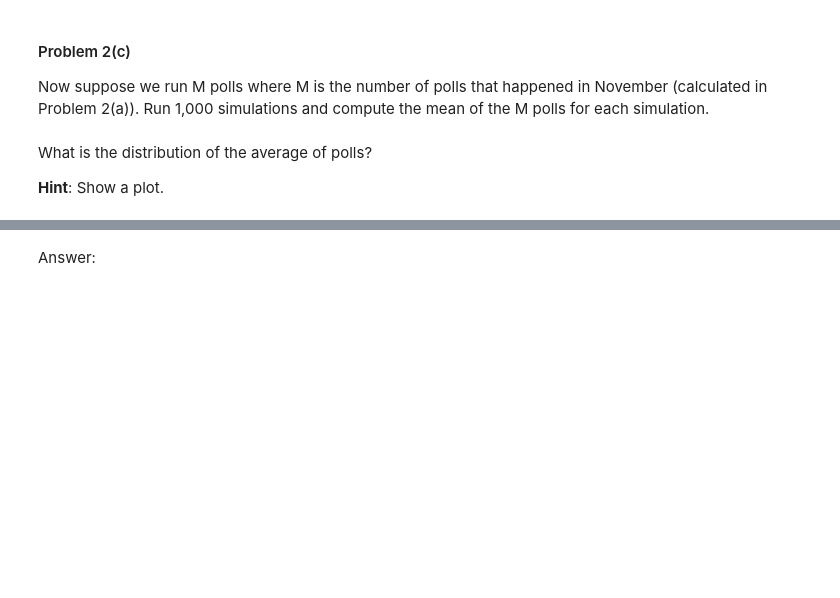
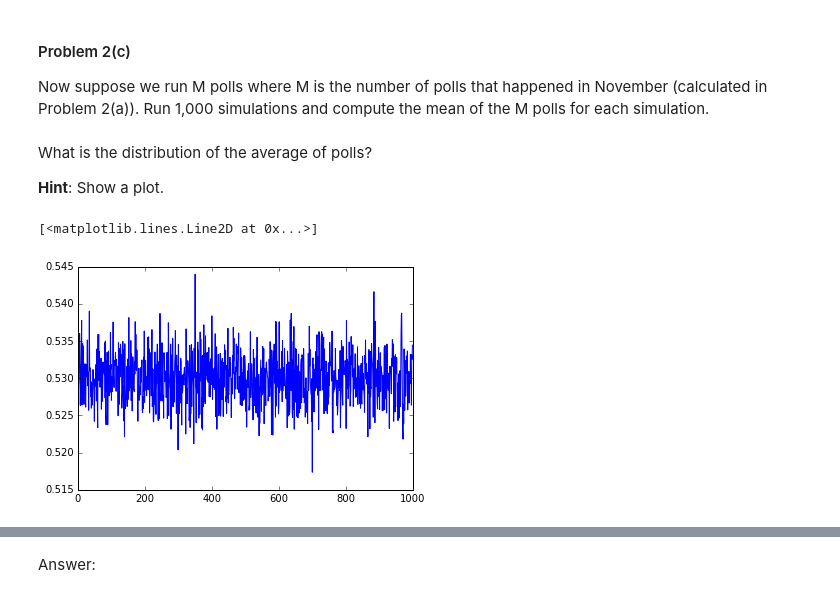
Before and after one commit to adriannr/2014, a Jupyter notebook: homework/HW2.ipynb, the cells around one changed output, grey strips where cells are left out. Drawn from its saved outputs; the diff is of its cells as text; code cells hidden in the pictures; blank space fills up the shorter version.

```diff
--- a/homework/HW2.ipynb
+++ b/homework/HW2.ipynb
@@ -486,6 +514,18 @@ Now suppose we run M polls where M is the number of polls that happened in Novem
+# %%
+#your code here
+M =18
+N = 1200
+def get_poll_means(p, M, N):
+    return map(lambda x:np.mean(np.random.binomial(1,p, size = N)), xrange(M))
+
+means = map(lambda y: np.mean(get_poll_means(p, N, M)), xrange(B))
 # %% [markdown]
 What is the distribution of the average of polls?
 
 **Hint**: Show a plot.
 # %%
 #your code here
+plt.plot(means)
+# %% [output]
+[<matplotlib.lines.Line2D at 0x...>]
+[figure, added]
```
Also changed, not shown: parts of 36 cells of this notebook.
